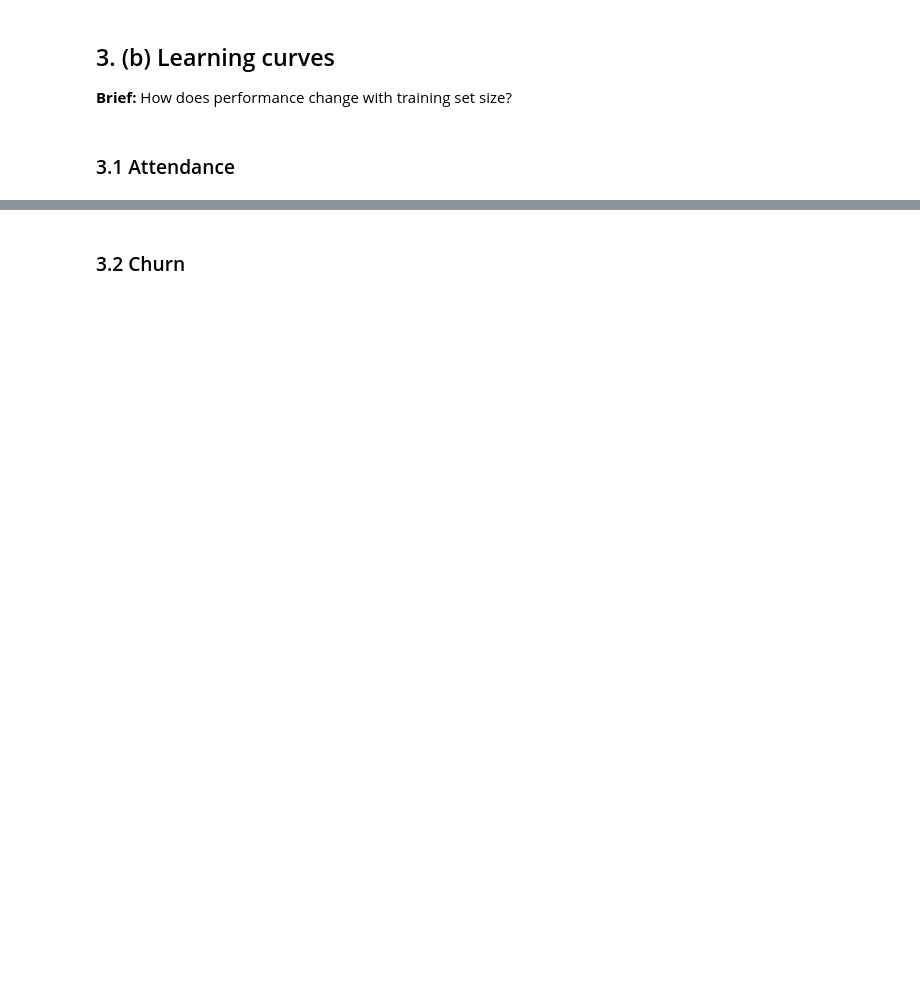
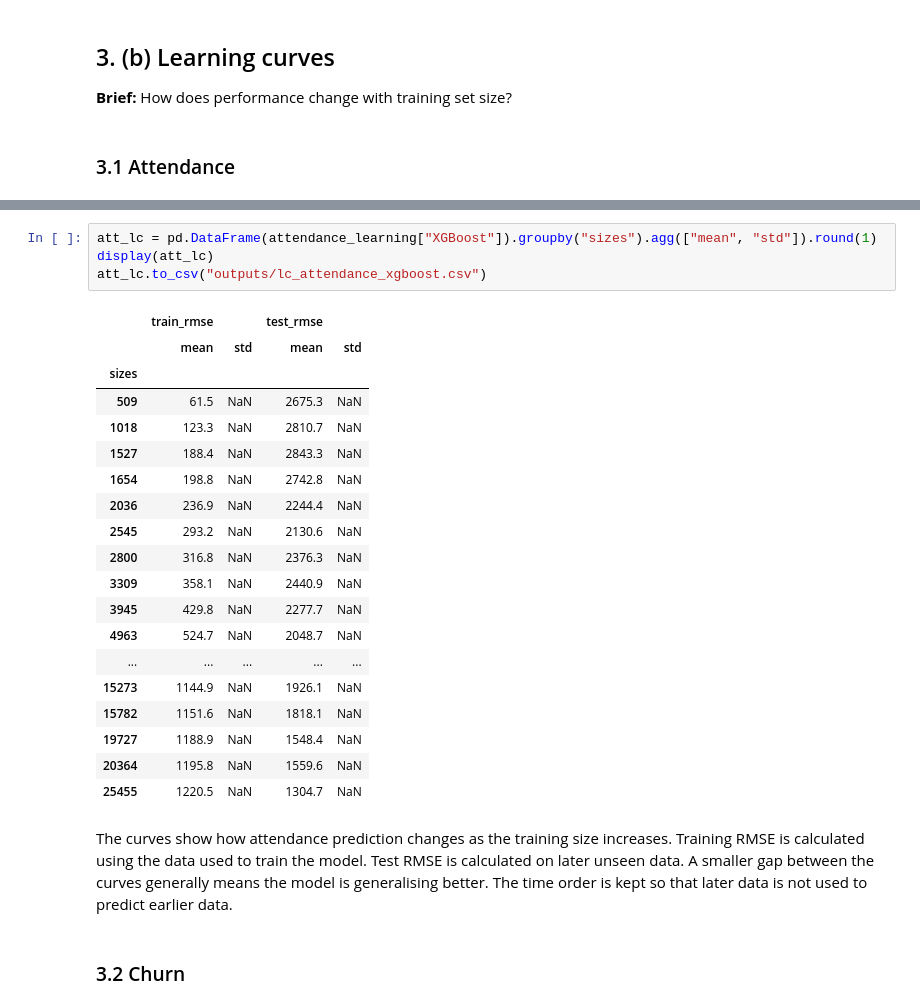
Before and after one commit to Aryask1604/cosc2669-task1, a Jupyter notebook: task2/task2-analysis.ipynb, the cells around one changed output, grey strips where cells are left out. Saved outputs shown, nothing was run; the diff lists cells and outputs as text; blank space fills up the shorter version.

```diff
--- a/task2/task2-analysis.ipynb
+++ b/task2/task2-analysis.ipynb
@@ -39,2 +506,32 @@ _Your observations here._
+# %%
+att_lc = pd.DataFrame(attendance_learning["XGBoost"]).groupby("sizes").agg(["mean", "std"]).round(1)
+display(att_lc)
+att_lc.to_csv("outputs/lc_attendance_xgboost.csv")
+# %% [output]
+|  | train_rmse |  | test_rmse |  |
+|  | mean | std | mean | std |
+| sizes |  |  |  |  |
+| 509 | 61.5 | NaN | 2675.3 | NaN |
+| 1018 | 123.3 | NaN | 2810.7 | NaN |
+| 1527 | 188.4 | NaN | 2843.3 | NaN |
+| 1654 | 198.8 | NaN | 2742.8 | NaN |
+| 2036 | 236.9 | NaN | 2244.4 | NaN |
+| 2545 | 293.2 | NaN | 2130.6 | NaN |
+| 2800 | 316.8 | NaN | 2376.3 | NaN |
+| 3309 | 358.1 | NaN | 2440.9 | NaN |
+| 3945 | 429.8 | NaN | 2277.7 | NaN |
+| 4963 | 524.7 | NaN | 2048.7 | NaN |
+| ... | ... | ... | ... | ... |
+| 15273 | 1144.9 | NaN | 1926.1 | NaN |
+| 15782 | 1151.6 | NaN | 1818.1 | NaN |
+| 19727 | 1188.9 | NaN | 1548.4 | NaN |
+| 20364 | 1195.8 | NaN | 1559.6 | NaN |
+| 25455 | 1220.5 | NaN | 1304.7 | NaN |
+# %% [markdown]
+The curves show how attendance prediction changes as the training size increases.
+Training RMSE is calculated using the data used to train the model.
+Test RMSE is calculated on later unseen data.
+A smaller gap between the curves generally means the model is generalising better.
+The time order is kept so that later data is not used to predict earlier data.
 # %% [markdown]
 ### 3.2 Churn
```
Also changed, not shown: parts of 23 cells of this notebook, 12 other files.
